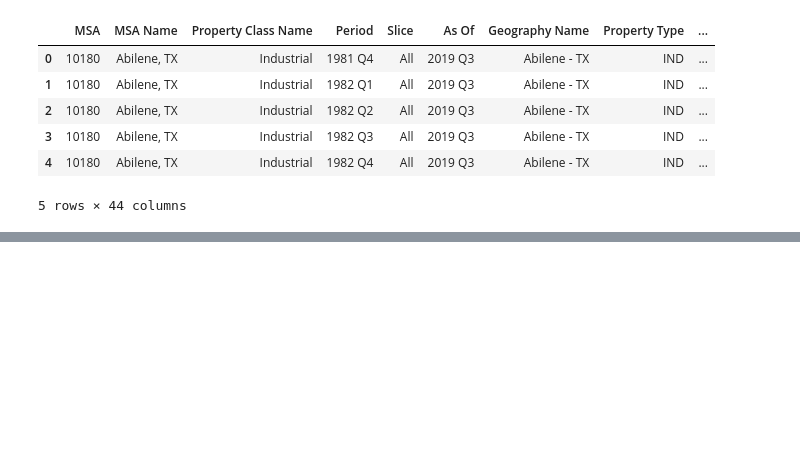
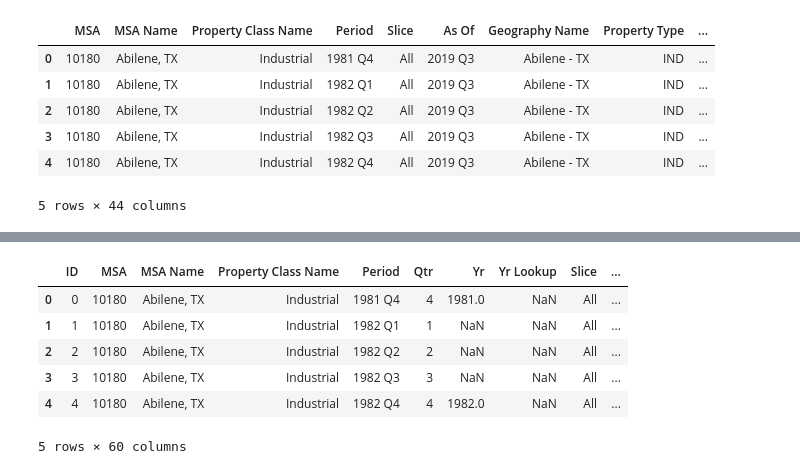
Before and after one commit to 3chords/ETL_Project, a Jupyter notebook: MSA_matching.ipynb, the cells around one changed output, grey strips where cells are left out. Drawn from its saved outputs; the diff is of its cells as text; code cells hidden in the pictures; blank space fills up the shorter version.

```diff
--- a/MSA_matching.ipynb
+++ b/MSA_matching.ipynb
@@ -189,0 +277,13 @@ new_cres_stats.to_csv('new_cre_stats_data2.csv')
+# %%
+file5 = "new_cre_stats_final_labor_columns.csv"
+# %%
+cre_stats_labor = pd.read_csv(file5)
+cre_stats_labor.head()
+# %% [output]
+|  | ID | MSA | MSA Name | Property Class Name | Period | Qtr | Yr | Yr Lookup | Slice | ... |
+| 0 | 0 | 10180 | Abilene, TX | Industrial | 1981 Q4 | 4 | 1981.0 | NaN | All | ... |
+| 1 | 1 | 10180 | Abilene, TX | Industrial | 1982 Q1 | 1 | NaN | NaN | All | ... |
+| 2 | 2 | 10180 | Abilene, TX | Industrial | 1982 Q2 | 2 | NaN | NaN | All | ... |
+| 3 | 3 | 10180 | Abilene, TX | Industrial | 1982 Q3 | 3 | NaN | NaN | All | ... |
+| 4 | 4 | 10180 | Abilene, TX | Industrial | 1982 Q4 | 4 | 1982.0 | NaN | All | ... |
+5 rows × 60 columns
```
Also changed, not shown: parts of 20 cells of this notebook, 1 other file.
